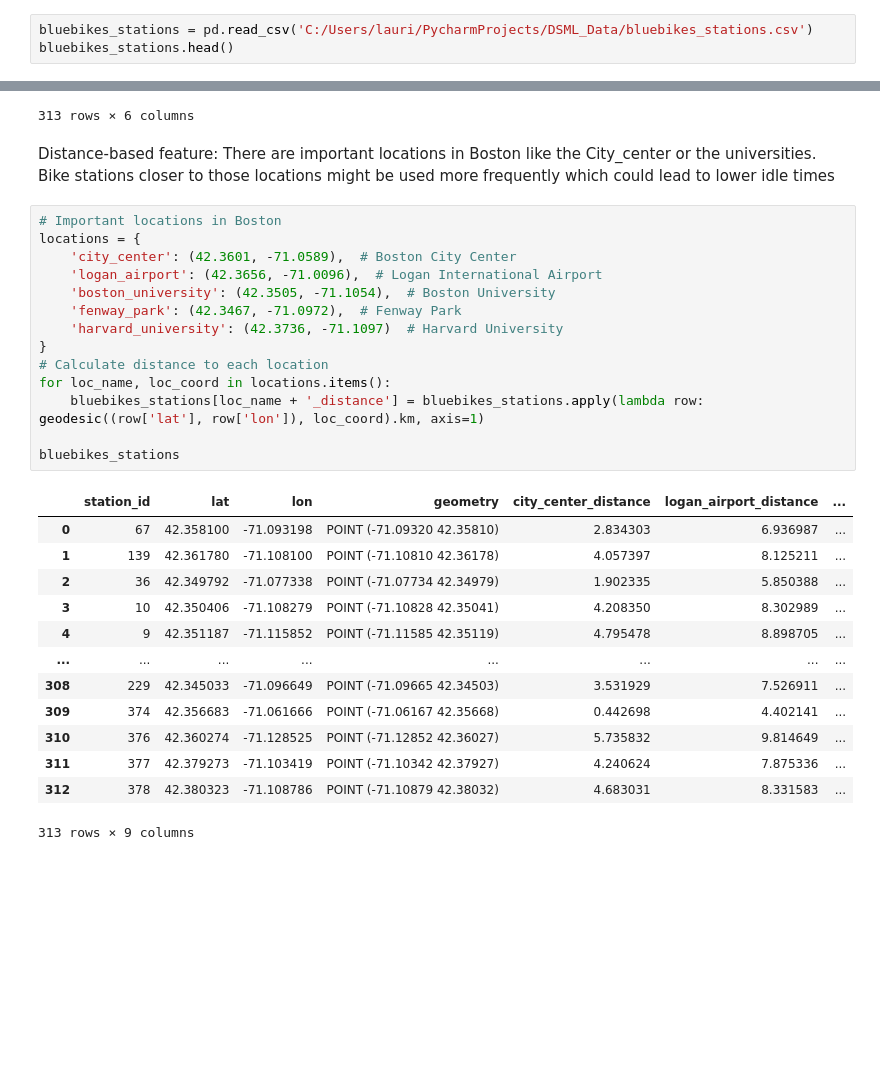
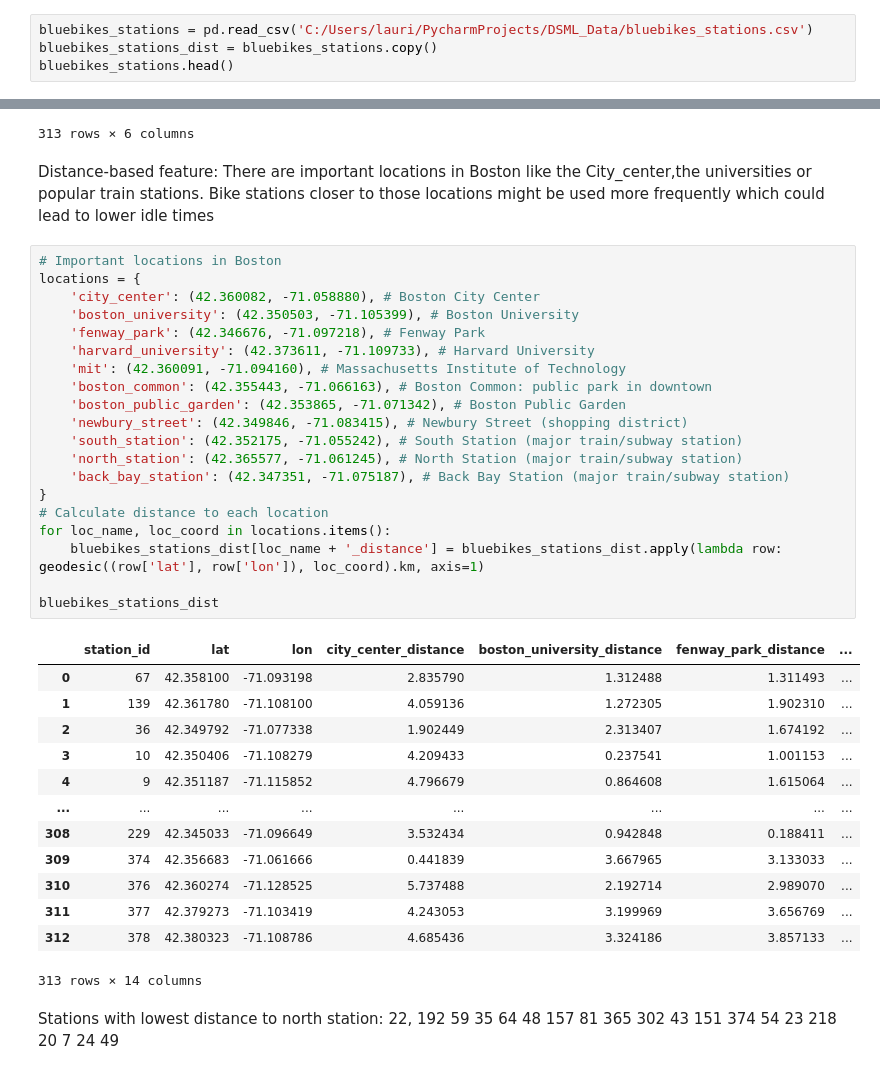
Before and after one commit to Oxford012/DDT, a Jupyter notebook: Laurin/Station_Location_Feature.ipynb, the cells around one changed output, grey strips where cells are left out. Cells and saved outputs as stored; diff of their text form; blank space fills up the shorter version.

Commit message:
Added some station location features 2

```diff
--- a/Laurin/Station_Location_Feature.ipynb
+++ b/Laurin/Station_Location_Feature.ipynb
@@ -17,6 +17,7 @@ bluebikes.head()
 | 4 | 2017-01-01 00:30:06 | 2017-01-01 00:40:28 | 10 | 8 | 230 | 6 | 0 days 00:01:59 |
 # %%
 bluebikes_stations = pd.read_csv('C:/Users/lauri/PycharmProjects/DSML_Data/bluebikes_stations.csv')
+bluebikes_stations_dist = bluebikes_stations.copy()
 bluebikes_stations.head()
 # %% [output]
 |  | station_id | lat | lon |
@@ -62,32 +63,40 @@ geodata
 | 312 | 378 | 42.380323 | -71.108786 | POINT (-7915793.863 5218121.391) | POLYGON ((-7914793.863 5218121.39... | 8 |
 313 rows × 6 columns
 # %% [markdown]
-Distance-based feature: There are important locations in Boston like the City_center or the universities. Bike stations closer to those locations might be used more frequently which could lead to lower idle times
+Distance-based feature: There are important locations in Boston like the City_center,the universities or popular train stations. Bike stations closer to those locations might be used more frequently which could lead to lower idle times
 # %%
 # Important locations in Boston
 locations = {
-    'city_center': (42.3601, -71.0589),  # Boston City Center
-    'logan_airport': (42.3656, -71.0096),  # Logan International Airport
-    'boston_university': (42.3505, -71.1054),  # Boston University
-    'fenway_park': (42.3467, -71.0972),  # Fenway Park
-    'harvard_university': (42.3736, -71.1097)  # Harvard University
+    'city_center': (42.360082, -71.058880), # Boston City Center
+    'boston_university': (42.350503, -71.105399), # Boston University
+    'fenway_park': (42.346676, -71.097218), # Fenway Park
+    'harvard_university': (42.373611, -71.109733), # Harvard University
+    'mit': (42.360091, -71.094160), # Massachusetts Institute of Technology
+    'boston_common': (42.355443, -71.066163), # Boston Common: public park in downtown
+    'boston_public_garden': (42.353865, -71.071342), # Boston Public Garden
+    'newbury_street': (42.349846, -71.083415), # Newbury Street (shopping district)
+    'south_station': (42.352175, -71.055242), # South Station (major train/subway station)
+    'north_station': (42.365577, -71.061245), # North Station (major train/subway station)
+    'back_bay_station': (42.347351, -71.075187), # Back Bay Station (major train/subway station)
 }
 # Calculate distance to each location
 for loc_name, loc_coord in locations.items():
-    bluebikes_stations[loc_name + '_distance'] = bluebikes_stations.apply(lambda row: geodesic((row['lat'], row['lon']), loc_coord).km, axis=1)
+    bluebikes_stations_dist[loc_name + '_distance'] = bluebikes_stations_dist.apply(lambda row: geodesic((row['lat'], row['lon']), loc_coord).km, axis=1)
 
-bluebikes_stations
+bluebikes_stations_dist
 # %% [output]
-|  | station_id | lat | lon | geometry | city_center_distance | logan_airport_distance | ... |
-| 0 | 67 | 42.358100 | -71.093198 | POINT (-71.09320 42.35810) | 2.834303 | 6.936987 | ... |
-| 1 | 139 | 42.361780 | -71.108100 | POINT (-71.10810 42.36178) | 4.057397 | 8.125211 | ... |
-| 2 | 36 | 42.349792 | -71.077338 | POINT (-71.07734 42.34979) | 1.902335 | 5.850388 | ... |
-| 3 | 10 | 42.350406 | -71.108279 | POINT (-71.10828 42.35041) | 4.208350 | 8.302989 | ... |
-| 4 | 9 | 42.351187 | -71.115852 | POINT (-71.11585 42.35119) | 4.795478 | 8.898705 | ... |
+|  | station_id | lat | lon | city_center_distance | boston_university_distance | fenway_park_distance | ... |
+| 0 | 67 | 42.358100 | -71.093198 | 2.835790 | 1.312488 | 1.311493 | ... |
+| 1 | 139 | 42.361780 | -71.108100 | 4.059136 | 1.272305 | 1.902310 | ... |
+| 2 | 36 | 42.349792 | -71.077338 | 1.902449 | 2.313407 | 1.674192 | ... |
+| 3 | 10 | 42.350406 | -71.108279 | 4.209433 | 0.237541 | 1.001153 | ... |
+| 4 | 9 | 42.351187 | -71.115852 | 4.796679 | 0.864608 | 1.615064 | ... |
 | ... | ... | ... | ... | ... | ... | ... | ... |
-| 308 | 229 | 42.345033 | -71.096649 | POINT (-71.09665 42.34503) | 3.531929 | 7.526911 | ... |
-| 309 | 374 | 42.356683 | -71.061666 | POINT (-71.06167 42.35668) | 0.442698 | 4.402141 | ... |
-| 310 | 376 | 42.360274 | -71.128525 | POINT (-71.12852 42.36027) | 5.735832 | 9.814649 | ... |
-| 311 | 377 | 42.379273 | -71.103419 | POINT (-71.10342 42.37927) | 4.240624 | 7.875336 | ... |
-| 312 | 378 | 42.380323 | -71.108786 | POINT (-71.10879 42.38032) | 4.683031 | 8.331583 | ... |
+| 308 | 229 | 42.345033 | -71.096649 | 3.532434 | 0.942848 | 0.188411 | ... |
+| 309 | 374 | 42.356683 | -71.061666 | 0.441839 | 3.667965 | 3.133033 | ... |
+| 310 | 376 | 42.360274 | -71.128525 | 5.737488 | 2.192714 | 2.989070 | ... |
+| 311 | 377 | 42.379273 | -71.103419 | 4.243053 | 3.199969 | 3.656769 | ... |
+| 312 | 378 | 42.380323 | -71.108786 | 4.685436 | 3.324186 | 3.857133 | ... |
-313 rows × 9 columns
+313 rows × 14 columns
+# %% [markdown]
+Stations with lowest distance to north station: 22, 192 59 35 64 48 157 81 365 302 43 151 374 54 23 218 20 7 24 49
```
Also changed, not shown: parts of 6 cells of this notebook.
